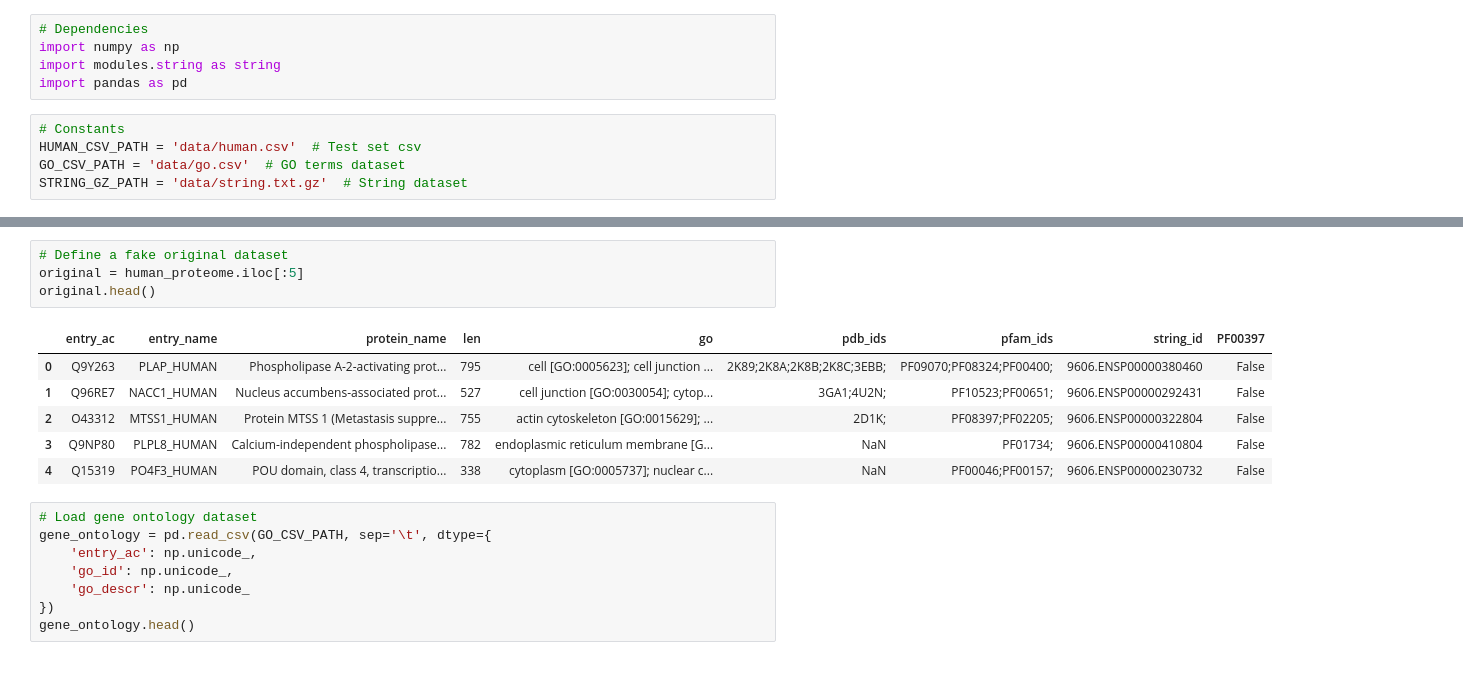
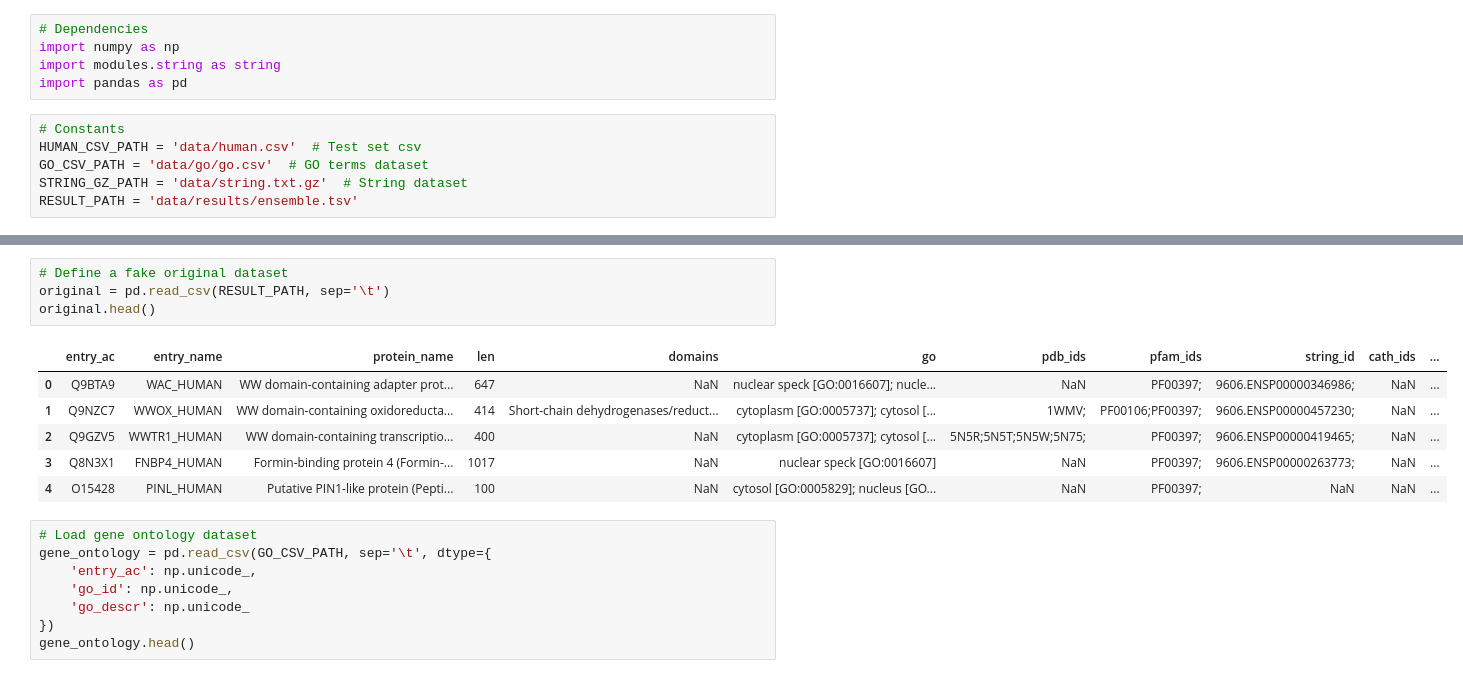
Before and after one commit to damiclem/proteincake, a Jupyter notebook: string.ipynb, the cells around one changed output, grey strips where cells are left out. Cells and saved outputs as stored; diff of their text form.

Commit message:
string

```diff
--- a/string.ipynb
+++ b/string.ipynb
@@ -6,8 +6,9 @@ import pandas as pd
 # %%
 # Constants
 HUMAN_CSV_PATH = 'data/human.csv'  # Test set csv
-GO_CSV_PATH = 'data/go.csv'  # GO terms dataset
+GO_CSV_PATH = 'data/go/go.csv'  # GO terms dataset
 STRING_GZ_PATH = 'data/string.txt.gz'  # String dataset
+RESULT_PATH = 'data/results/ensemble.tsv'
 # %%
 # Load human proteome dataset
 human_proteome = pd.read_csv(HUMAN_CSV_PATH, sep='\t')
@@ -24,14 +25,14 @@ human_proteome.head()
 # %%
 # Define a fake original dataset
-original = human_proteome.iloc[:5]
+original = pd.read_csv(RESULT_PATH, sep='\t')
 original.head()
 # %% [output]
-|  | entry_ac | entry_name | protein_name | len | go | pdb_ids | pfam_ids | string_id | PF00397 |
-| 0 | Q9Y263 | PLAP_HUMAN | Phospholipase A-2-activating prot... | 795 | cell [GO:0005623]; cell junction ... | 2K89;2K8A;2K8B;2K8C;3EBB; | PF09070;PF08324;PF00400; | 9606.ENSP00000380460 | False |
-| 1 | Q96RE7 | NACC1_HUMAN | Nucleus accumbens-associated prot... | 527 | cell junction [GO:0030054]; cytop... | 3GA1;4U2N; | PF10523;PF00651; | 9606.ENSP00000292431 | False |
-| 2 | O43312 | MTSS1_HUMAN | Protein MTSS 1 (Metastasis suppre... | 755 | actin cytoskeleton [GO:0015629]; ... | 2D1K; | PF08397;PF02205; | 9606.ENSP00000322804 | False |
-| 3 | Q9NP80 | PLPL8_HUMAN | Calcium-independent phospholipase... | 782 | endoplasmic reticulum membrane [G... | NaN | PF01734; | 9606.ENSP00000410804 | False |
-| 4 | Q15319 | PO4F3_HUMAN | POU domain, class 4, transcriptio... | 338 | cytoplasm [GO:0005737]; nuclear c... | NaN | PF00046;PF00157; | 9606.ENSP00000230732 | False |
+|  | entry_ac | entry_name | protein_name | len | domains | go | pdb_ids | pfam_ids | string_id | cath_ids | ... |
+| 0 | Q9BTA9 | WAC_HUMAN | WW domain-containing adapter prot... | 647 | NaN | nuclear speck [GO:0016607]; nucle... | NaN | PF00397; | 9606.ENSP00000346986; | NaN | ... |
+| 1 | Q9NZC7 | WWOX_HUMAN | WW domain-containing oxidoreducta... | 414 | Short-chain dehydrogenases/reduct... | cytoplasm [GO:0005737]; cytosol [... | 1WMV; | PF00106;PF00397; | 9606.ENSP00000457230; | NaN | ... |
+| 2 | Q9GZV5 | WWTR1_HUMAN | WW domain-containing transcriptio... | 400 | NaN | cytoplasm [GO:0005737]; cytosol [... | 5N5R;5N5T;5N5W;5N75; | PF00397; | 9606.ENSP00000419465; | NaN | ... |
+| 3 | Q8N3X1 | FNBP4_HUMAN | Formin-binding protein 4 (Formin-... | 1017 | NaN | nuclear speck [GO:0016607] | NaN | PF00397; | 9606.ENSP00000263773; | NaN | ... |
+| 4 | O15428 | PINL_HUMAN | Putative PIN1-like protein (Pepti... | 100 | NaN | cytosol [GO:0005829]; nucleus [GO... | NaN | PF00397; | NaN | NaN | ... |
 # %%
 # Load gene ontology dataset
 gene_ontology = pd.read_csv(GO_CSV_PATH, sep='\t', dtype={
```
Also changed, not shown: parts of 9 cells of this notebook, 1 other file.
